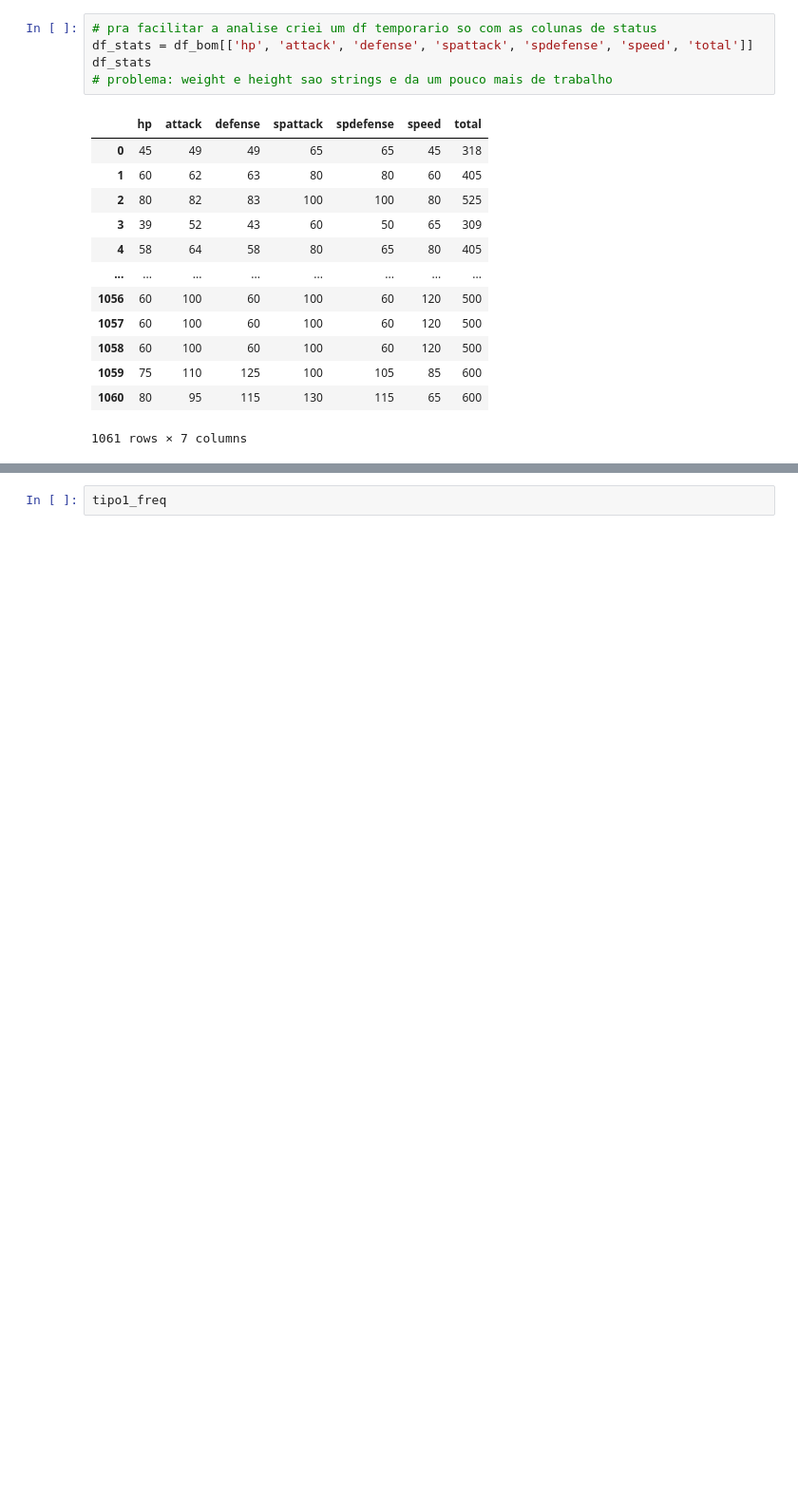
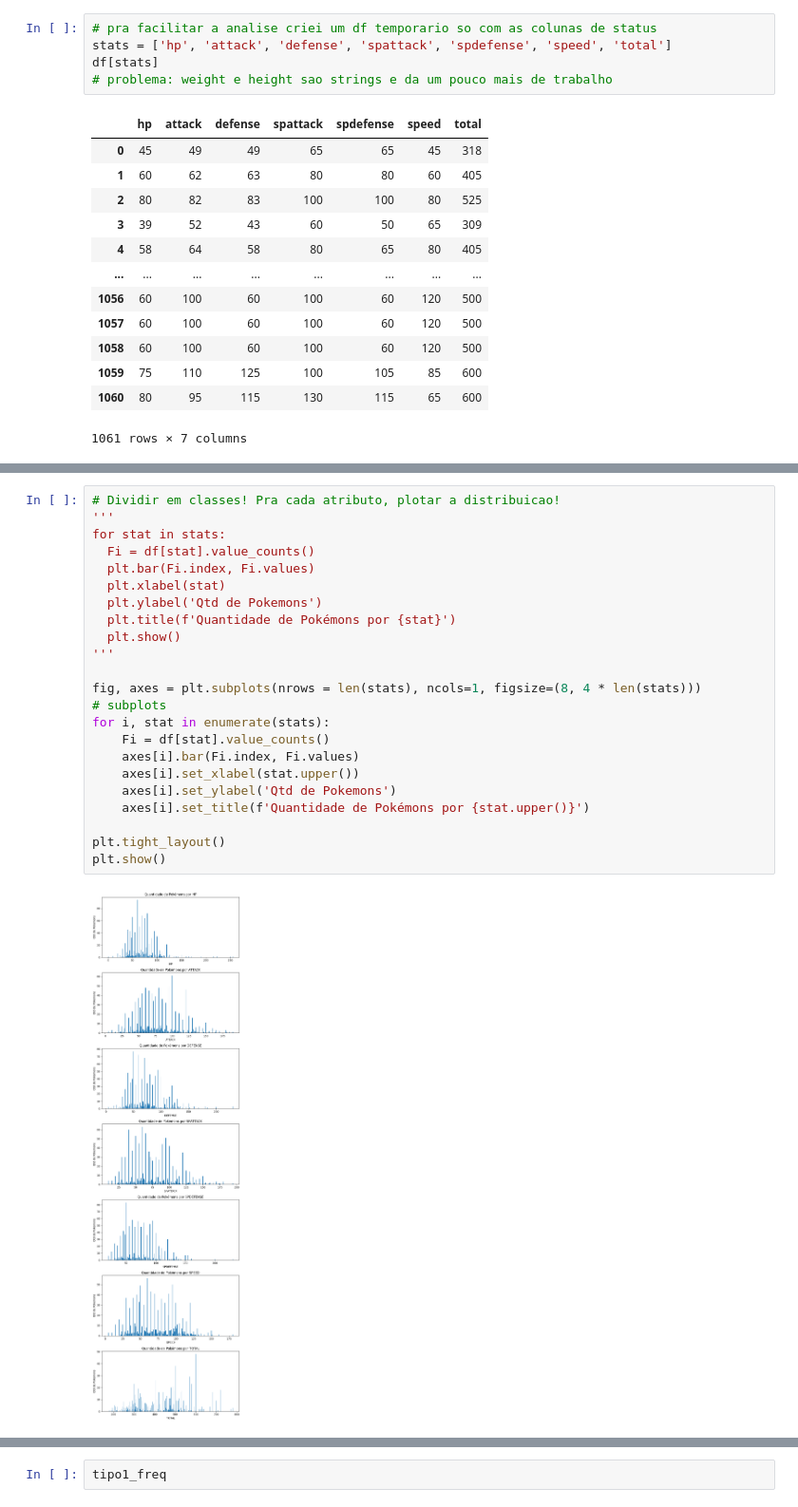
Before and after one commit to stepsbtw/pokestatistica, a Jupyter notebook: pokestatistica.ipynb, the cells around one changed output, grey strips where cells are left out. Shown at 95% size. Cells and saved outputs as stored; diff of their text form; blank space fills up the shorter version.

```diff
--- a/pokestatistica.ipynb
+++ b/pokestatistica.ipynb
@@ -57,8 +59,8 @@ df_bom
 ### 1) Distribuição, dispersão e tendência dos STATS
 # %%
 # pra facilitar a analise criei um df temporario so com as colunas de status
-df_stats = df_bom[['hp', 'attack', 'defense', 'spattack', 'spdefense', 'speed', 'total']]
-df_stats
+stats = ['hp', 'attack', 'defense', 'spattack', 'spdefense', 'speed', 'total']
+df[stats]
 # problema: weight e height sao strings e da um pouco mais de trabalho
 # %% [output]
 |  | hp | attack | defense | spattack | spdefense | speed | total |
@@ -96,6 +98,31 @@ descricao
 | 50% | 68.000000 | 75.000000 | 70.000000 | 70.000000 | 70.000000 | 68.000000 | 455.000000 |
 | 75% | 80.000000 | 100.000000 | 91.000000 | 95.000000 | 90.000000 | 93.000000 | 520.000000 |
 | max | 255.000000 | 190.000000 | 230.000000 | 194.000000 | 230.000000 | 180.000000 | 780.000000 |
+# %%
+# Dividir em classes! Pra cada atributo, plotar a distribuicao!
+'''
+for stat in stats:
+  Fi = df[stat].value_counts()
+  plt.bar(Fi.index, Fi.values)
+  plt.xlabel(stat)
+  plt.ylabel('Qtd de Pokemons')
+  plt.title(f'Quantidade de Pokémons por {stat}')
+  plt.show()
+'''
+
+fig, axes = plt.subplots(nrows = len(stats), ncols=1, figsize=(8, 4 * len(stats)))
+# subplots
+for i, stat in enumerate(stats):
+    Fi = df[stat].value_counts()
+    axes[i].bar(Fi.index, Fi.values)
+    axes[i].set_xlabel(stat.upper())
+    axes[i].set_ylabel('Qtd de Pokemons')
+    axes[i].set_title(f'Quantidade de Pokémons por {stat.upper()}')
+
+plt.tight_layout()
+plt.show()
+# %% [output]
+[figure, added]
 # %% [markdown]
 Pergunta: ok, mas iai. ainda nao to tendo muitos insights. A média é representativa? quem sao os outliers?
 
```
Also changed, not shown: parts of 20 cells of this notebook.
